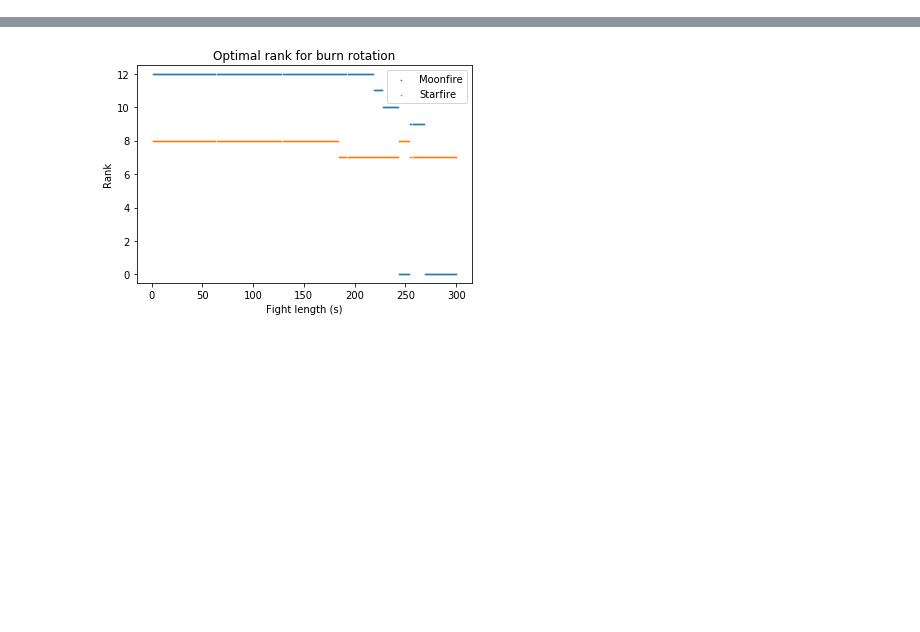
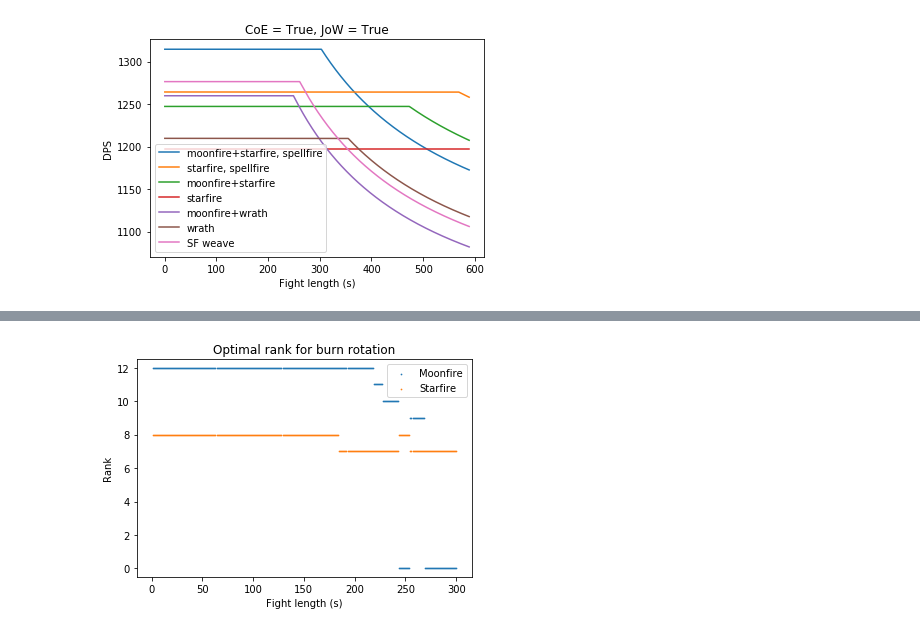
Before and after one commit to Ghostowl657/balance-TC, a Jupyter notebook: balance_sim.ipynb, the cells around one changed output, grey strips where cells are left out. Saved outputs shown, nothing was run; the diff lists cells and outputs as text; code cells hidden in the pictures; blank space fills up the shorter version.

Commit message:
Added starfire weaving
Explored optimal rotations a bit further

```diff
--- a/balance_sim.ipynb
+++ b/balance_sim.ipynb
@@ -250,11 +251,11 @@ def encounter(T,encounter_settings=None,burn_rot=['MF','SF'],burn_ranks=[12,8],
 
     def sim(dots,filler,kind_rot):
         """Damage phase calculation"""
-        NG = bool(talents["Nature's Grace"])
+        NG = talents["Nature's Grace"]/(1+stats['haste']/1577.)
         for n,dot in enumerate(dots):
             if 'moonfire' in dot[0]:
                 MF = spells['moonfire'][dots[n][1]]
-                Tm = MF['time']
+                Tm = MF['time']+cm*(spells['starfire'][8]['time']-0.5)*fight_settings['SF weave']
                 Tmd = MF['duration']
                 Mm = MF['mana']
                 Dm = (((MF['base']+MF['coeff']*stats['arcane'])*(1+crit_mod*cm)+
@@ -283,6 +284,10 @@ def encounter(T,encounter_settings=None,burn_rot=['MF','SF'],burn_ranks=[12,8],
             Mfill = W['mana']
             Df = ((W['base']+W['coeff']*(stats['nature']+25*buffs['W idol']))*
                   (1+crit_mod*cw)*nat_mod*(1+0.02*talents['Moonfury']))
+        if fight_settings['SF weave']:
+            weave = spells['starfire'][8*(kind_rot=='burn')+1*(kind_rot=='regen')]
+            Dweave = ((weave['base']+weave['coeff']*(stats['arcane']+55*buffs['SF idol']))*
+                  (1+crit_mod*cs)*arc_mod*(1+0.02*talents['Moonfury']))
 
         JoW = (74*0.5*buffs['JoW']+120*0.05*buffs['T4 2pc'])*hit_chance # mana return from a single spell hit
         if not dots: # no dots in rotation, i.e. just casting filler: starfire/wrath
@@ -292,9 +297,9 @@ def encounter(T,encounter_settings=None,burn_rot=['MF','SF'],burn_ranks=[12,8],
             Mrot = Mfill-JoW_mana # net mana used
         else:
             # average number of fillers within one dot duration
-            if NG and Tm != 0:
+            if NG != 0 and Tm != 0:
                 n = (cf*hit_chance*(hit_chance*cm+1)+2*(Tm+Ti*Tmd/Tid)-hit_chance*cm-2*Tmd)/(cf*hit_chance-2*Tf)
-                n2 = ((n-1)*cf*hit_chance+cm*hit_chance-cf*hit_chance*cm*hit_chance)*NG # number of nature's grace procs
+                n2 = ((n-1)*cf*hit_chance+cm*hit_chance-cf*hit_chance*cm*hit_chance) # number of nature's grace procs
             else:
                 n = (max(Tmd,Tid)-(Tm+Ti*Tmd/Tid))/(Tf-0.5*cf*hit_chance*NG)
                 n2 = n*cf*hit_chance*NG # number of nature's grace procs
@@ -306,8 +311,11 @@ def encounter(T,encounter_settings=None,burn_rot=['MF','SF'],burn_ranks=[12,8],
             if buffs['T5 4pc'] and filler == 'starfire':
                 Df *= 1+0.1*(1-(1-MF_uptime)*(1-IS_uptime))
             Drot = n*Df+Dm+Tmd/Tid*Di # damage done
-            JoW_mana = JoW*(n+len(dots)) # mana return from judgement of wisdom
+            JoW_mana = JoW*(n+len(dots)+fight_settings['SF weave']) # mana return from judgement of wisdom
             Mrot = (n*Mfill+Mm+Tmd/Tid*Mi)-JoW_mana # net mana used
+            if fight_settings['SF weave']:
+                Drot += cm*Dweave*(1+0.1*(1-(1-MF_uptime)*(1-IS_uptime)))
+                Mrot += cm*weave['mana']
 
         Mrot += Trot*(Mff/Tffd+Min/Tind) # accounting for the mana cost of faerie fire and innervate
         Trot *= 1+Tff/Tffd+Tin/Tind # and their cast times
@@ -342,3 +350,83 @@ def encounter(T,encounter_settings=None,burn_rot=['MF','SF'],burn_ranks=[12,8],
         return Dps,mana,(Bdps,Tb,(BMrot,BJoW_mana)),(Rdps,Tr,(RMrot,RJoW_mana))
     else:
         return Dps
+# %%
+## Comparing wrath and starfire rotation in respective BiS ##
+
+for JoW in [True,False]:
+    # Examing both the case of having and not having curse of elements
+    for elements in [True,False]:
+        # https://seventyupgrades.com/set/dfNkfvvAM87CBLvJfmuATC
+        stats_arcane = {
+            'base mana':2090,
+            'hit':114,
+            'crit':206,
+            'int':368,
+            'spi':194,
+            'Mp5':11,
+            'haste':0,
+            'arcane':1109+36+80+23,
+            'nature':887+36+80+23
+        }
+        arcane_settings = settings() # initialize
+        arcane_settings[3] = stats_arcane # updating stats with the above
+        arcane_settings[1]['spellfire'] = True # changing setting from default
+        arcane_settings[1]['SF idol'] = True # starfire rotation
+        arcane_settings[1]['elements'] = elements
+        arcane_settings[1]['JoW'] = JoW
+
+        # https://seventyupgrades.com/set/wHj3URGBDfDBcy4tLaoz44
+        stats_nature = {
+            'base mana':2090,
+            'hit':114,
+            'crit':201,
+            'int':411,
+            'spi':247,
+            'Mp5':19,
+            'haste':0,
+            'arcane':1014+36+80+23,
+            'nature':1014+36+80+23
+        }
+        nature_settings = settings() # initialize
+        nature_settings[3] = stats_nature # updating stats with the above
+        nature_settings[1]['W idol'] = True # wrath rotation
+        nature_settings[1]['elements'] = elements
+        nature_settings[1]['JoW'] = JoW
+
+        arcane_settings2 = settings() # initialize
+        arcane_settings2[3] = stats_nature # using the general set rather than spellfire
+        arcane_settings2[1]['SF idol'] = True # still starfire idol
+        arcane_settings2[1]['elements'] = elements
+        arcane_settings2[1]['JoW'] = JoW
+
+        nature_settings2 = settings()
+        nature_settings2[3] = stats_nature
+        nature_settings2[1]['W idol'] = True
+        nature_settings2[1]['elements'] = elements
+        nature_settings2[1]['JoW'] = JoW
+        nature_settings2[0]['SF weave'] = True
+
+        mfsfDPS,sfDPS,mfsf2DPS,sf2DPS,mfwDPS,wDPS,mfw2DPS = [],[],[],[],[],[],[]
+        # iterate over fight lengths
+        for T in range(10,600):
+            mfsfDPS.append(encounter(T,arcane_settings,burn_rot=['MF','SF'],burn_ranks=[12,8],regen_rot=['SF'],regen_ranks=[1]))
+            sfDPS.append(encounter(T,arcane_settings,burn_rot=['SF'],burn_ranks=[8],regen_rot=['SF'],regen_ranks=[1]))
+            mfsf2DPS.append(encounter(T,arcane_settings2,burn_rot=['MF','SF'],burn_ranks=[12,8],regen_rot=['SF'],regen_ranks=[1]))
+            sf2DPS.append(encounter(T,arcane_settings2,burn_rot=['SF'],burn_ranks=[8],regen_rot=['SF'],regen_ranks=[1]))
+            mfwDPS.append(encounter(T,nature_settings,burn_rot=['MF','W'],burn_ranks=[-1,-1,],regen_rot=['W'],regen_ranks=[4]))
+            wDPS.append(encounter(T,nature_settings,burn_rot=['W'],burn_ranks=[-1],regen_rot=['W'],regen_ranks=[4]))
+            mfw2DPS.append(encounter(T,nature_settings2,burn_rot=['MF','W'],burn_ranks=[-1,-1,],regen_rot=['W'],regen_ranks=[4]))
+        plt.plot(mfsfDPS,label='moonfire+starfire, spellfire')
+        plt.plot(sfDPS,label='starfire, spellfire')
+        plt.plot(mfsf2DPS,label='moonfire+starfire')
+        plt.plot(sf2DPS,label='starfire')
+        plt.plot(mfwDPS,label='moonfire+wrath')
+        plt.plot(wDPS,label='wrath')
+        plt.plot(mfw2DPS,label='SF weave')
+        plt.title('CoE = '+str(elements)+', JoW = '+str(JoW))
+        plt.ylabel('DPS')
+        plt.xlabel('Fight length (s)')
+        plt.legend()
+        plt.show()
+# %% [output]
+[figure, added]
```
Also changed, not shown: parts of 3 cells of this notebook.
